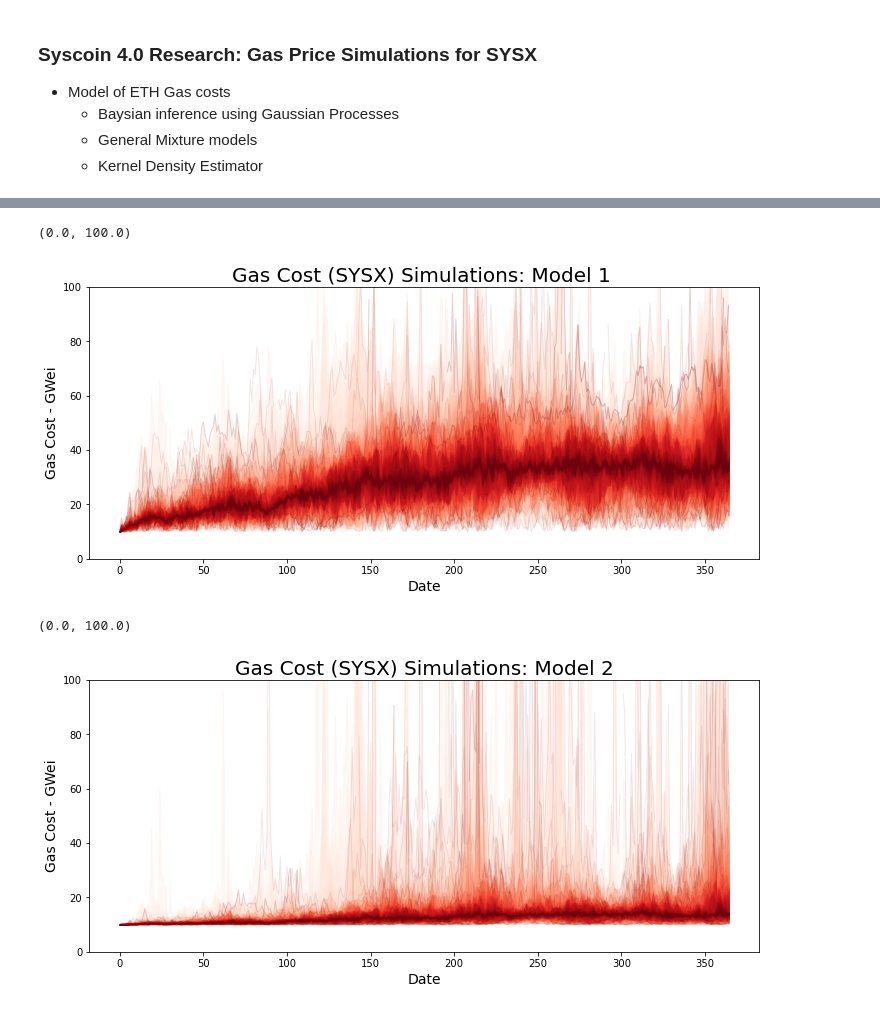
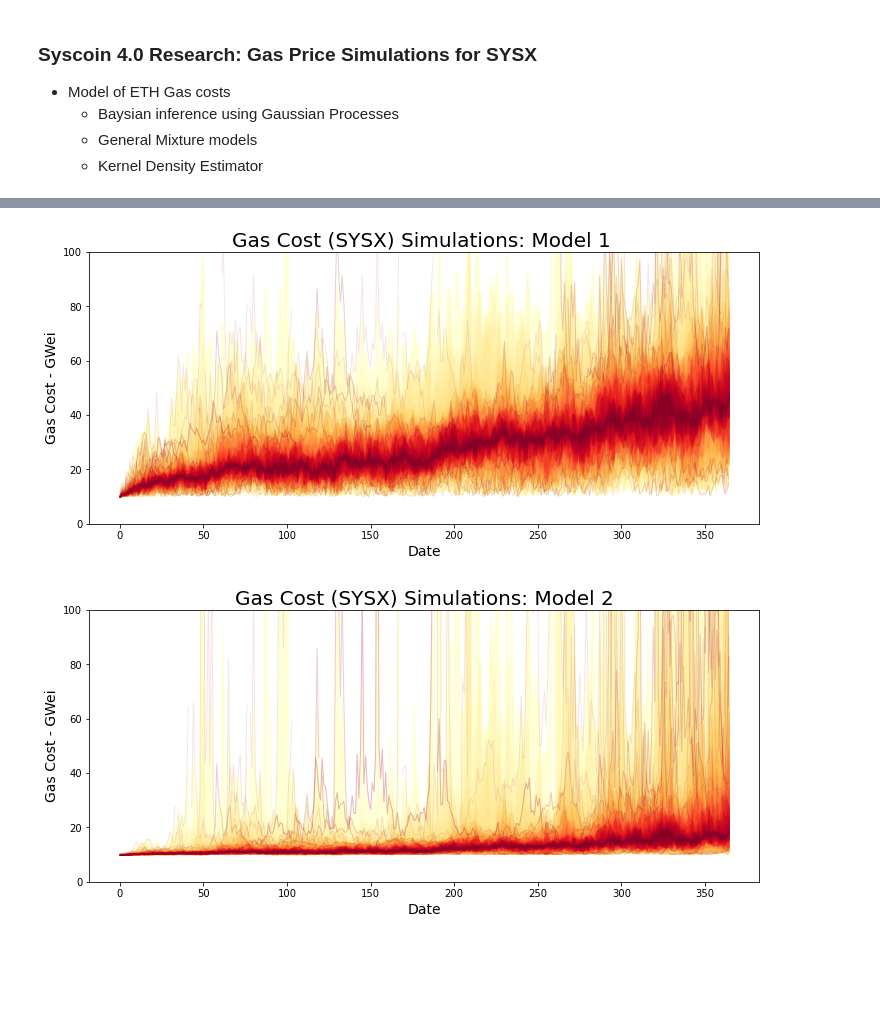
Before and after one commit to icmoore/syscoin-tex, a Jupyter notebook: notebooks/sys_4_sysx.ipynb, the cells around one changed output, grey strips where cells are left out. Drawn from its saved outputs; the diff is of its cells as text; code cells hidden in the pictures; blank space fills up the shorter version.

```diff
--- a/notebooks/sys_4_sysx.ipynb
+++ b/notebooks/sys_4_sysx.ipynb
@@ -115,19 +120,19 @@ sim_t = sim.transpose()
 # %%
 sim_cost_m1 = blk_occ_m1(sim_t[0], 0.05, x0, y0).reshape(-1,1)
 for k in range(1,50):
     cost_m1 = blk_occ_m1(sim_t[k], 0.05, x0, y0).reshape(-1,1)
     sim_cost_m1 = np.hstack((sim_cost_m1,cost_m1))
 
 fig = plt.figure(figsize=(12, 5))
 ax = fig.gca()
-plot_gp_dist(ax, sim_cost_m1.transpose(), t)
+plot_gp_dist(ax, sim_cost_m1.transpose(), t, palette="YlOrRd")
 plt.ylabel("Gas Cost - GWei", fontsize=14)
 plt.xlabel("Date", fontsize=14)
 plt.title("Gas Cost (SYSX) Simulations: Model 1 ", fontsize=20)
 plt.ylim((0,100))
+fig.savefig('../img/sysx_gas_costs_m1.png')
 # %% [output]
-(0.0, 100.0)
-[figure, old version]
+[figure, new version]
 # %%
 sim_cost_m2 = blk_occ_m2(sim_t[0], 0.3, x0, y0).reshape(-1,1)
 for k in range(1,50):
@@ -136,14 +141,14 @@ for k in range(1,50):
 
 fig = plt.figure(figsize=(12, 5))
 ax = fig.gca()
-plot_gp_dist(ax, sim_cost_m2.transpose(), t)
+plot_gp_dist(ax, sim_cost_m2.transpose(), t, palette="YlOrRd")
 plt.ylabel("Gas Cost - GWei", fontsize=14)
 plt.xlabel("Date", fontsize=14)
 plt.title("Gas Cost (SYSX) Simulations: Model 2", fontsize=20)
 plt.ylim((0,100))
+fig.savefig('../img/sysx_gas_costs_m2.png')
 # %% [output]
-(0.0, 100.0)
-[figure, old version]
+[figure, new version]
 # %%
 med_gas_costs = np.zeros(N)
 gas_usd = np.zeros(N)
```
Also changed, not shown: parts of 4 cells of this notebook, 35 other files.
